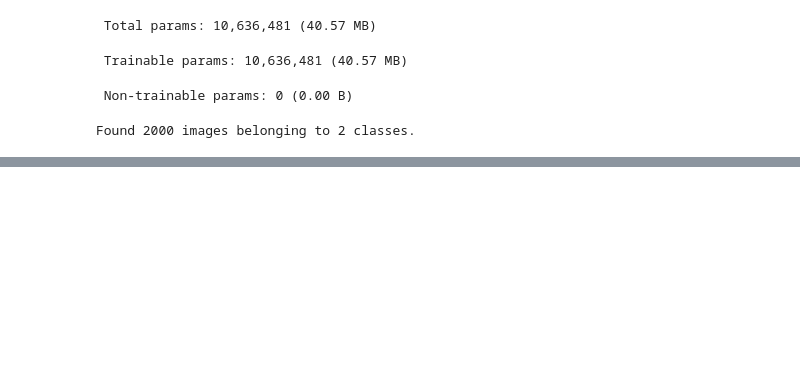
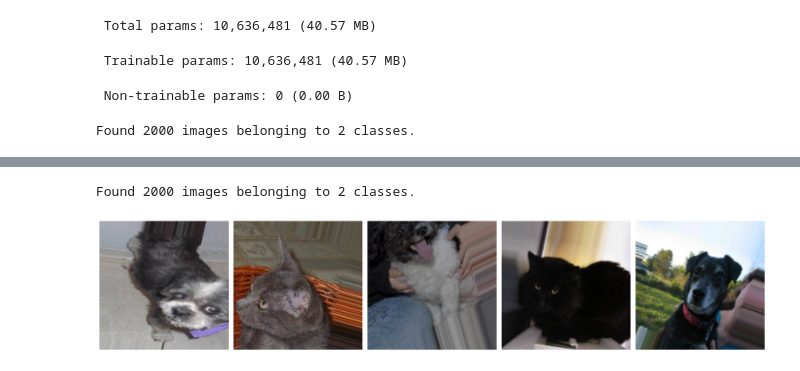
Before and after one commit to Victoriab23z1/boilerplate-infosec, a Jupyter notebook: fcc_cat_dog.ipynb, the cells around one changed output, grey strips where cells are left out. Drawn from its saved outputs; the diff is of its cells as text; code cells hidden in the pictures; blank space fills up the shorter version.

```diff
--- a/fcc_cat_dog.ipynb
+++ b/fcc_cat_dog.ipynb
@@ -189,3 +172,33 @@ Found 2000 images belonging to 2 classes.
+# %%
+
+# Celda 6 - Generar datos de entrenamiento y visualizar imágenes aumentadas
+
+# Crear el generador de datos de entrenamiento
+train_data_gen = train_image_generator.flow_from_directory(
+    batch_size=batch_size,
+    directory=train_dir,
+    shuffle=True,
+    target_size=(IMG_HEIGHT, IMG_WIDTH),
+    class_mode='binary'
+)
+
+# Obtener un batch de imágenes del generador (imágenes y etiquetas)
+images_batch, labels_batch = next(train_data_gen)
+
+def plotImages(images_arr):
+    fig, axes = plt.subplots(1, len(images_arr), figsize=(20,20))
+    axes = axes.flatten()
+    for img, ax in zip(images_arr, axes):
+        ax.imshow(img)
+        ax.axis('off')
+    plt.tight_layout()
+    plt.show()
+
+# Mostrar las primeras 5 imágenes del batch con la función definida
+plotImages(images_batch[:5])
+# %% [output]
+Found 2000 images belonging to 2 classes.
+[figure, added]
 # %%
 
 # 7. Crear el modelo CNN
```
Also changed, not shown: parts of 12 cells of this notebook.
